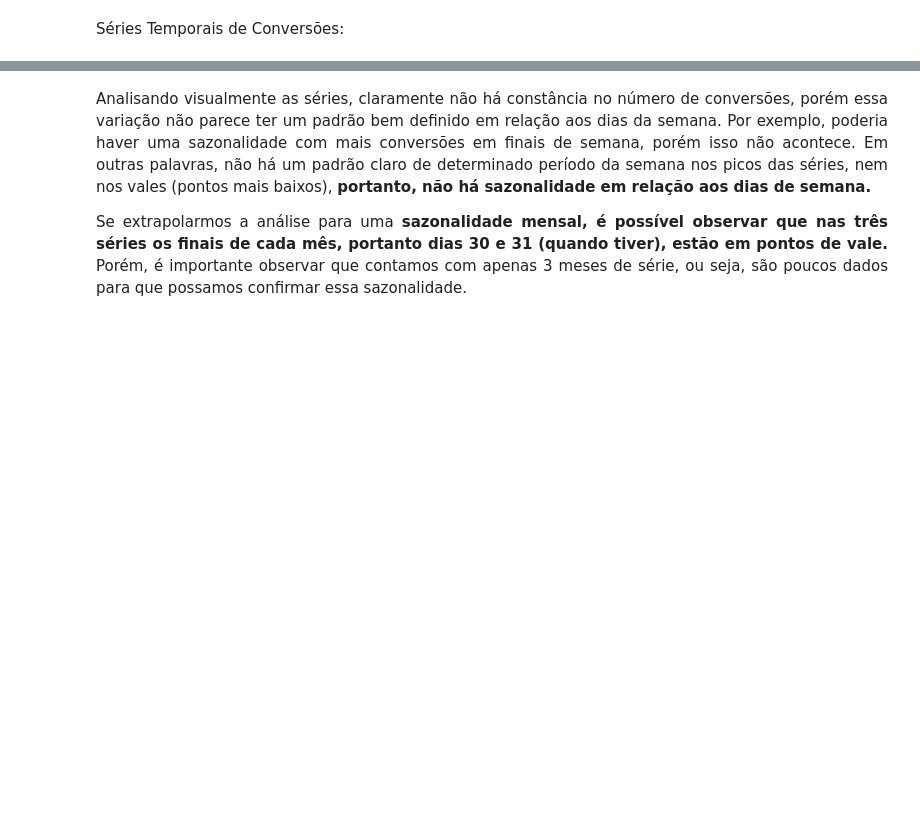
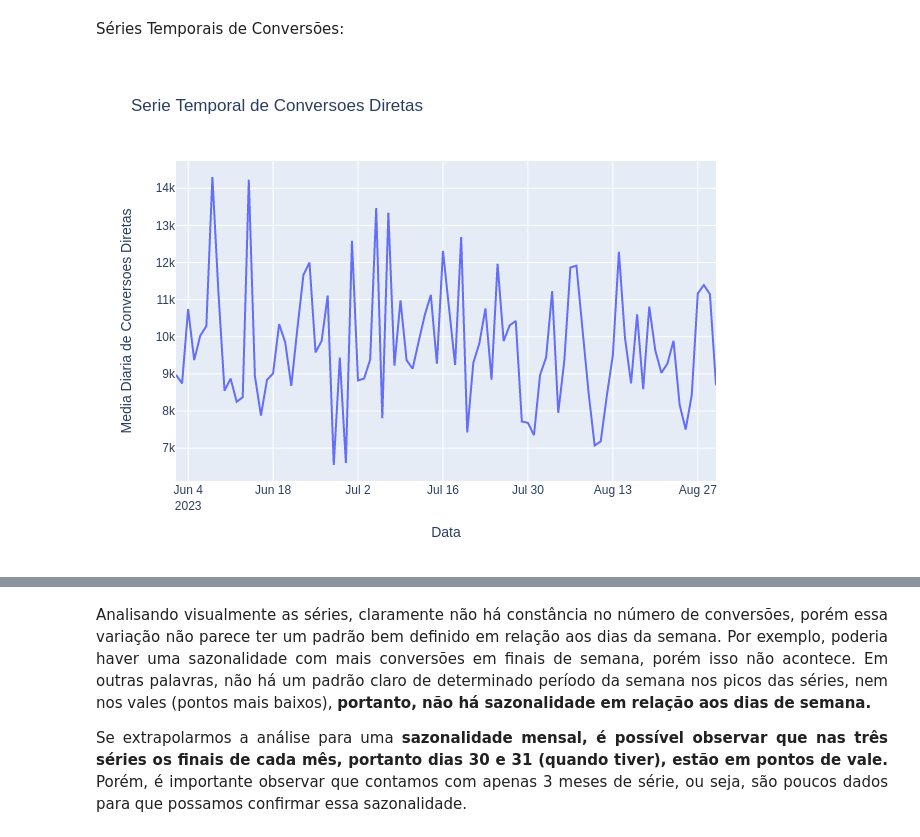
Before and after one commit to brunodifranco/bruno-case-tecnico-rbs, a Jupyter notebook: 12-10-2023-bruno-case-tecnico.ipynb, the cells around one changed output, grey strips where cells are left out. Drawn from its saved outputs; the diff is of its cells as text; code cells hidden in the pictures; blank space fills up the shorter version.

```diff
--- a/12-10-2023-bruno-case-tecnico.ipynb
+++ b/12-10-2023-bruno-case-tecnico.ipynb
@@ -209,11 +230,13 @@ df_aux["dia_semana"] = df_aux["date"].dt.day_name(locale="pt_BR.utf8")
 # %% [markdown]
 Séries Temporais de Conversões:
 # %%
-fig = px.line(df_aux, x="date", y="clickThroughConversions", title="Série Temporal de Conversões Diretas", hover_name="dia_semana")
+fig = px.line(df_aux, x="date", y="clickThroughConversions", title="Serie Temporal de Conversoes Diretas", hover_name="dia_semana")
 fig.update_xaxes(title_text='Data')
-fig.update_yaxes(title_text='Média Diária de Conversões Diretas')
+fig.update_yaxes(title_text='Media Diaria de Conversoes Diretas')
 
 fig.show()
+# %% [output]
+[figure, added]
 # %%
 fig = px.line(df_aux, x="date", y="viewThroughConversions", title="Serie Temporal de Conversoes Indiretas", hover_name="dia_semana")
 fig.update_xaxes(title_text='Data')
```
Also changed, not shown: parts of 42 cells of this notebook, 1 other file.
